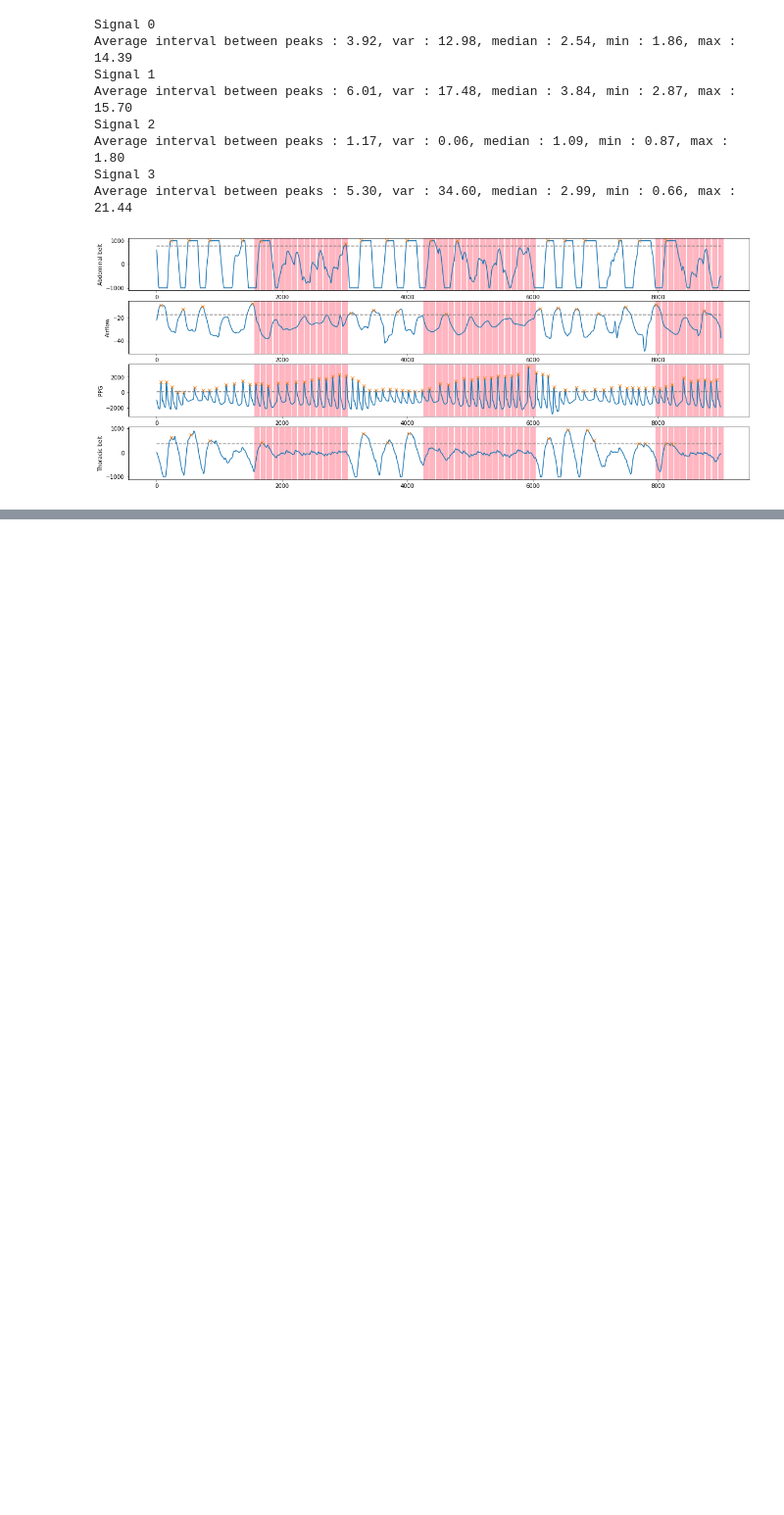
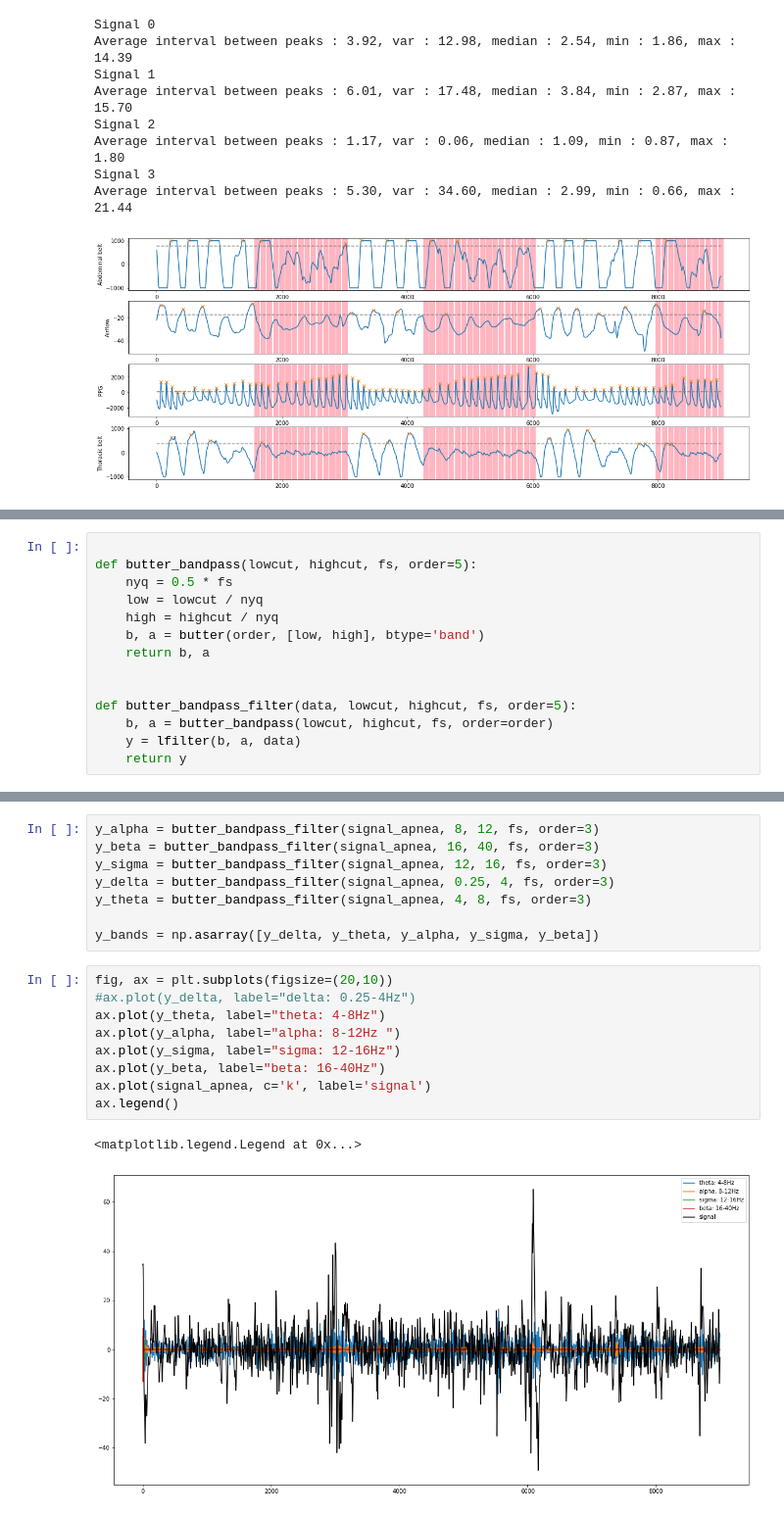
Before and after one commit to claudiatorresp/dreem-challenge, a Jupyter notebook: FeatureExtraction.ipynb, the cells around one changed output, grey strips where cells are left out. Shown at 98% size. Drawn from its saved outputs; the diff is of its cells as text; blank space fills up the shorter version.

Commit message:
feature extraction for eeg signals based on band

```diff
--- a/FeatureExtraction.ipynb
+++ b/FeatureExtraction.ipynb
@@ -518,0 +464,14 @@ get_fourier_features(signal_i, n_bins=20)
+# %%
+
+def butter_bandpass(lowcut, highcut, fs, order=5):
+    nyq = 0.5 * fs
+    low = lowcut / nyq
+    high = highcut / nyq
+    b, a = butter(order, [low, high], btype='band')
+    return b, a
+
+
+def butter_bandpass_filter(data, lowcut, highcut, fs, order=5):
+    b, a = butter_bandpass(lowcut, highcut, fs, order=order)
+    y = lfilter(b, a, data)
+    return y
@@ -518,0 +509,20 @@ get_fourier_features(signal_i, n_bins=20)
+# %%
+y_alpha = butter_bandpass_filter(signal_apnea, 8, 12, fs, order=3)
+y_beta = butter_bandpass_filter(signal_apnea, 16, 40, fs, order=3)
+y_sigma = butter_bandpass_filter(signal_apnea, 12, 16, fs, order=3)
+y_delta = butter_bandpass_filter(signal_apnea, 0.25, 4, fs, order=3)
+y_theta = butter_bandpass_filter(signal_apnea, 4, 8, fs, order=3)
+
+y_bands = np.asarray([y_delta, y_theta, y_alpha, y_sigma, y_beta])
+# %%
+fig, ax = plt.subplots(figsize=(20,10))
+#ax.plot(y_delta, label="delta: 0.25-4Hz")
+ax.plot(y_theta, label="theta: 4-8Hz")
+ax.plot(y_alpha, label="alpha: 8-12Hz ")
+ax.plot(y_sigma, label="sigma: 12-16Hz")
+ax.plot(y_beta, label="beta: 16-40Hz")
+ax.plot(signal_apnea, c='k', label='signal')
+ax.legend()
+# %% [output]
+<matplotlib.legend.Legend at 0x...>
+[figure, added]
```
Also changed, not shown: parts of 21 cells of this notebook.
